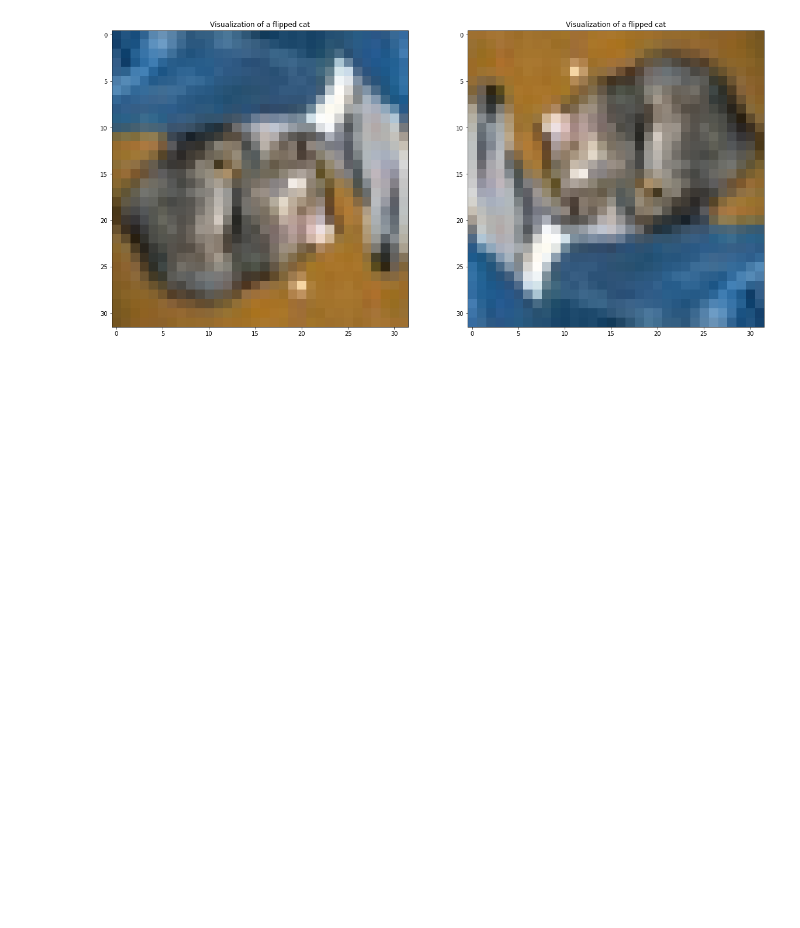
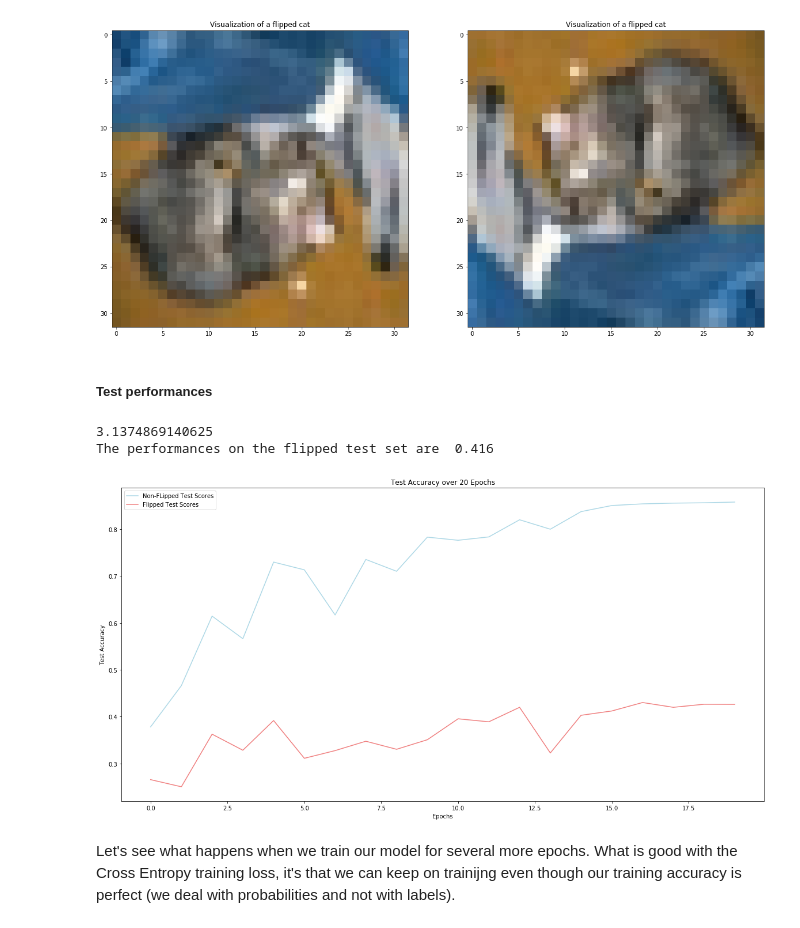
Before and after one commit to DavidAssaraf106/CS229br, a Jupyter notebook: code/hw0/simple_train.ipynb, the cells around one changed output. Drawn from its saved outputs; the diff is of its cells as text; code cells hidden in the pictures; blank space fills up the shorter version.

```diff
--- a/code/hw0/simple_train.ipynb
+++ b/code/hw0/simple_train.ipynb
@@ -35,6 +35,8 @@ def make_loader(dataset, batch_size=128):
             shuffle=True, num_workers=4, pin_memory=True)
 
 X_tr, Y_tr, X_te, Y_te = load_cifar()
+X_te_flipped = torch.flip(X_te, [2, 3])
 train_dl = make_loader(TensorDataset(X_tr, Y_tr))
 test_dl = make_loader(TensorDataset(X_te, Y_te))
+flipped_test_dl = make_loader(TensorDataset(X_te_flipped, Y_te))
 # %% [output]
@@ -146,11 +147,15 @@ def make_cnn(c=64, num_classes=10):
 model = make_cnn()
 opt = torch.optim.SGD(model.parameters(), lr=0.1)
 epochs = 20
+test_scores = []
+flipped_test_scores = []
 for i in range(epochs):
     print(f'Starting Epoch {i}')
     train_loss, train_acc = train_epoch(model, train_dl, opt)
     test_loss, test_acc = evaluate(model, test_dl)
-
+    flipped_test_loss, flipped_test_acc = evaluate(model, flipped_test_dl)
+    test_scores.append(test_acc)
+    flipped_test_scores.append(flipped_test_acc)
     print(f'Epoch {i}:\t Train Loss: {train_loss:.3f} \t Train Acc: {train_acc:.3f}\t Test Acc: {test_acc:.3f}')
 # %% [output]
 Starting Epoch 0
@@ -268,3 +275,26 @@ axes[1].set_title('Visualization of a flipped cat')
 plt.show(fig)
 # %% [output]
 [figure]
+# %% [markdown]
+##### Test performances
+# %%
+test_loss, test_acc = evaluate(model, flipped_test_dl)
+print(test_loss)
+print('The performances on the flipped test set are ', test_acc)
+# %% [output]
+3.1374869140625
+The performances on the flipped test set are  0.416
+# %%
+fig = plt.figure(figsize = (20, 10))
+plt.plot(test_scores, color= 'lightblue', label='Non-FLipped Test Scores')
+plt.plot(flipped_test_scores, color='lightcoral', label='Flipped Test Scores')
+plt.title('Test Accuracy over 20 Epochs')
+plt.xlabel('Epochs')
+plt.ylabel('Test Accuracy')
+plt.legend()
+plt.savefig('Performances_after_20_epochs.png')
+plt.show(fig)
+# %% [output]
+[figure, added]
+# %% [markdown]
+Let's see what happens when we train our model for several more epochs. What is good with the Cross Entropy training loss, it's that we can keep on trainijng even though our training accuracy is perfect (we deal with probabilities and not with labels).
```
Also changed, not shown: parts of 7 cells of this notebook, 3 other files.
